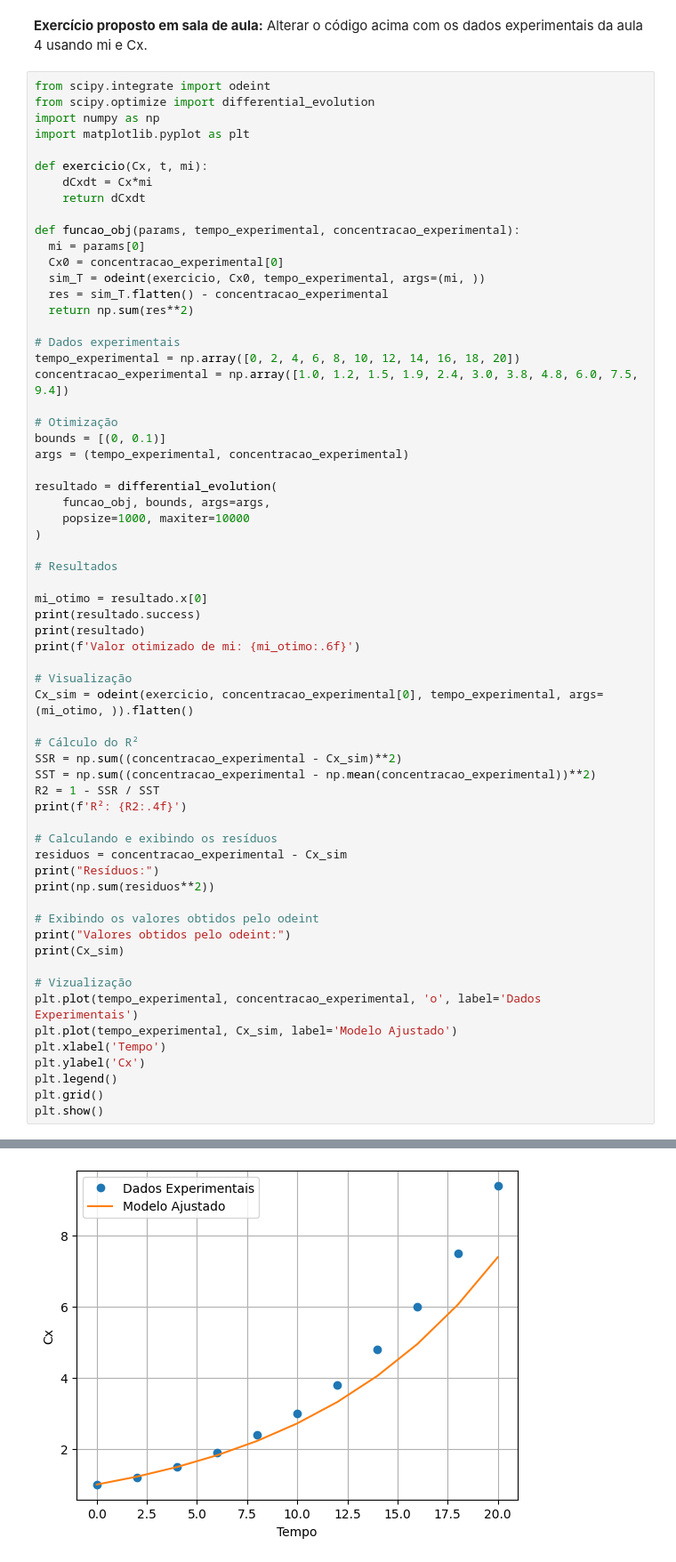
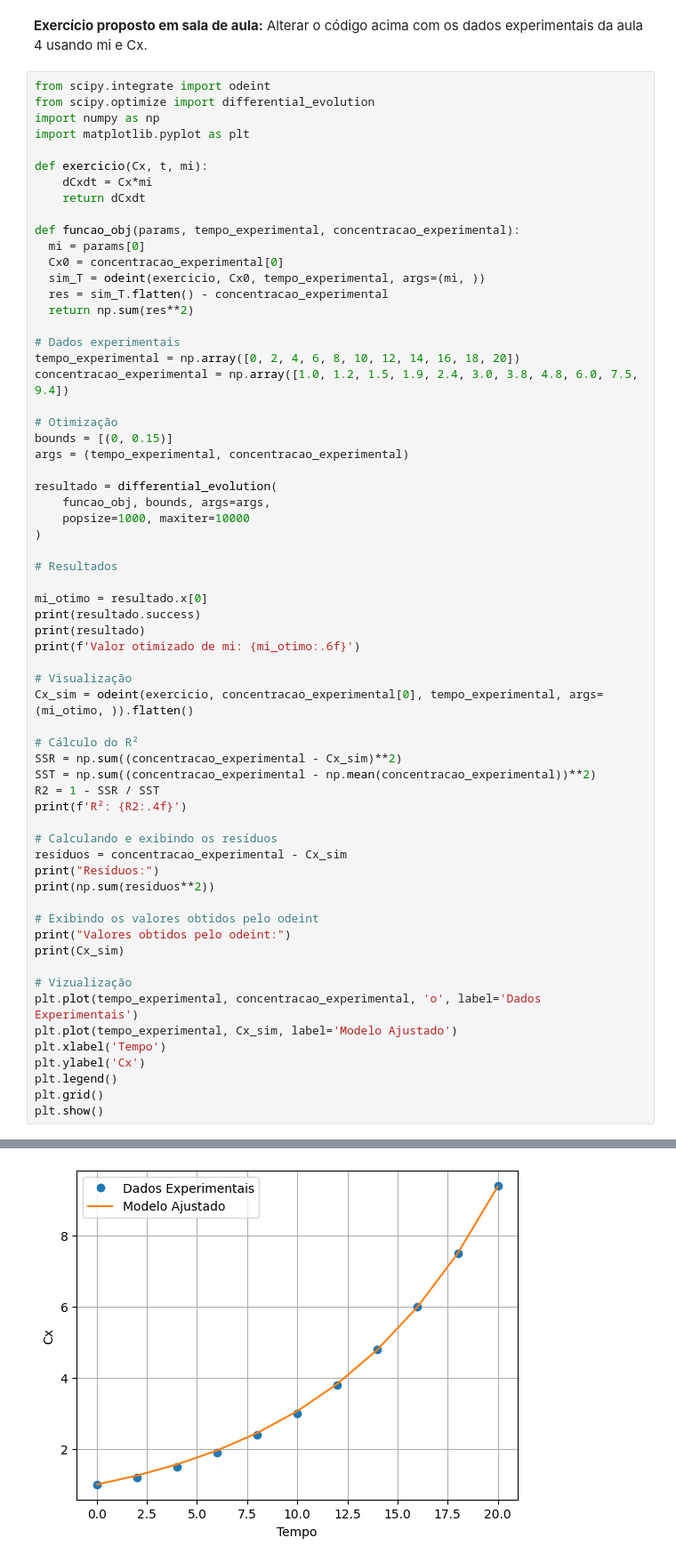
Before and after one commit to biacandiani/aulas_biorreatores, a Jupyter notebook: aula4.ipynb, the cells around one changed output, grey strips where cells are left out. Shown: that part at 89% size. Saved outputs shown, nothing was run; the diff lists cells and outputs as text.

```diff
--- a/aula4.ipynb
+++ b/aula4.ipynb
@@ -217,7 +217,7 @@ tempo_experimental = np.array([0, 2, 4, 6, 8, 10, 12, 14, 16, 18, 20])
 concentracao_experimental = np.array([1.0, 1.2, 1.5, 1.9, 2.4, 3.0, 3.8, 4.8, 6.0, 7.5, 9.4])
 
 # Otimização
-bounds = [(0, 0.1)]
+bounds = [(0, 0.15)]
 args = (tempo_experimental, concentracao_experimental)
 
 resultado = differential_evolution(
@@ -282 +279 @@ Valores obtidos pelo odeint:
-[figure, old version]
+[figure, new version]
```
Also changed, not shown: parts of 2 cells of this notebook.
